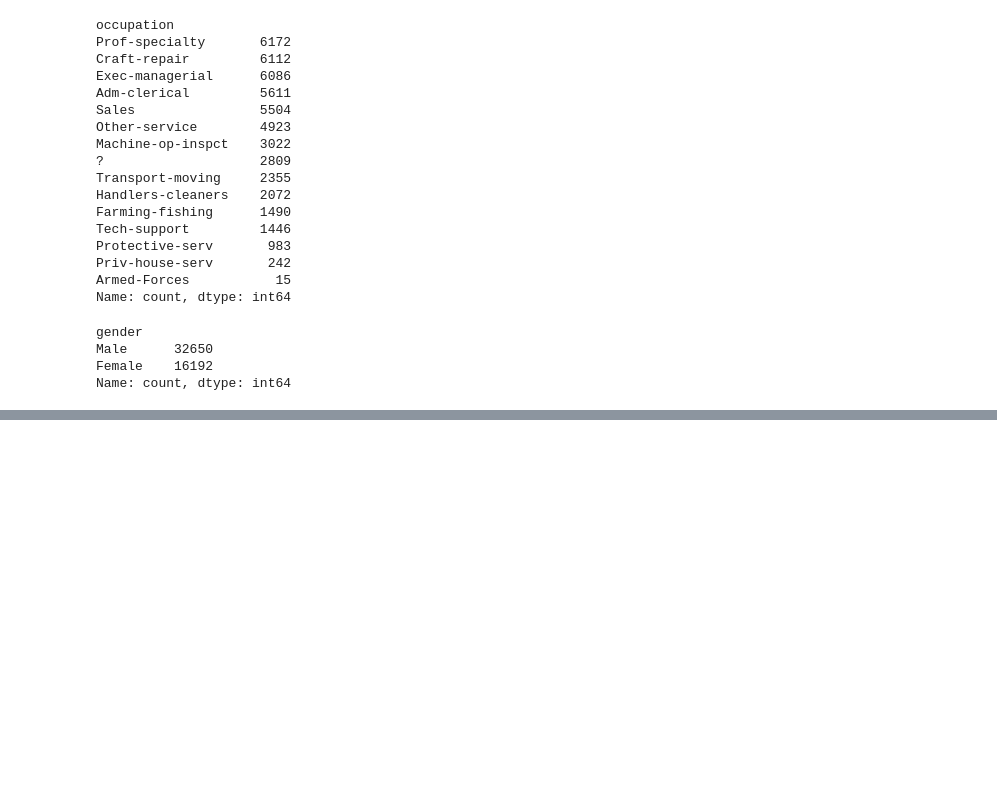
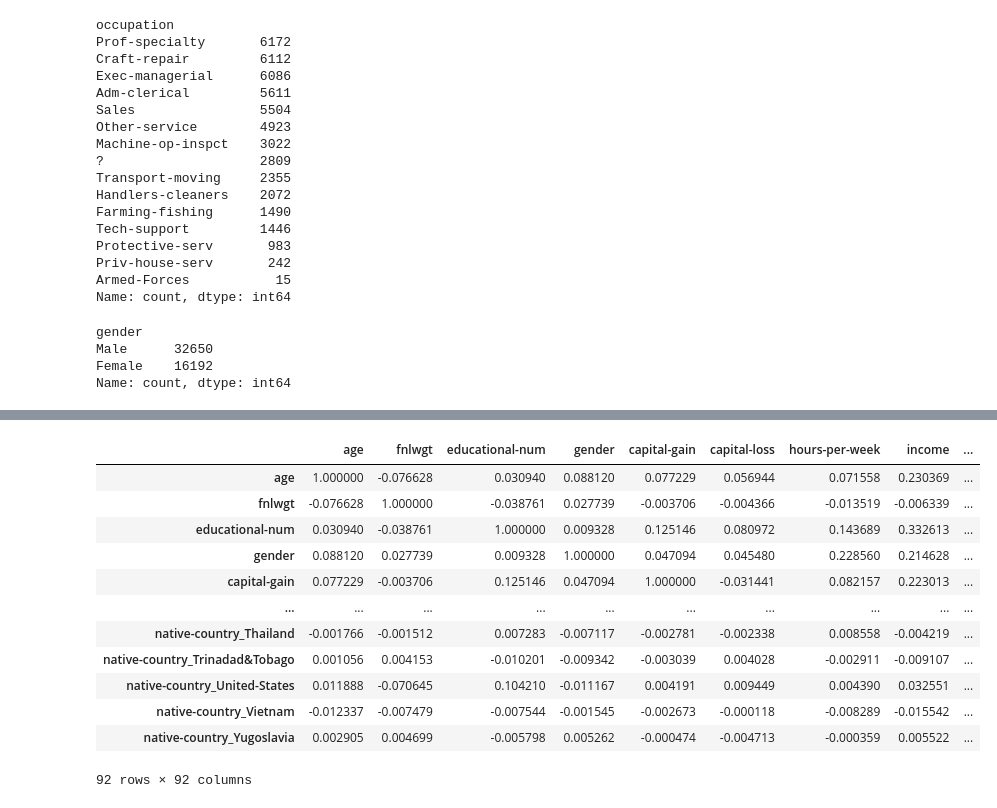
Before and after one commit to gappeah/Income-Prediction-ML, a Jupyter notebook: main.ipynb, the cells around one changed output, grey strips where cells are left out. Drawn from its saved outputs; the diff is of its cells as text; code cells hidden in the pictures; blank space fills up the shorter version.

```diff
--- a/main.ipynb
+++ b/main.ipynb
@@ -166,0 +165,16 @@ sns.heatmap(df.corr(), annot=False, cmap='coolwarm')
+# %%
+df.corr()
+# %% [output]
+|  | age | fnlwgt | educational-num | gender | capital-gain | capital-loss | hours-per-week | income | ... |
+| age | 1.000000 | -0.076628 | 0.030940 | 0.088120 | 0.077229 | 0.056944 | 0.071558 | 0.230369 | ... |
+| fnlwgt | -0.076628 | 1.000000 | -0.038761 | 0.027739 | -0.003706 | -0.004366 | -0.013519 | -0.006339 | ... |
+| educational-num | 0.030940 | -0.038761 | 1.000000 | 0.009328 | 0.125146 | 0.080972 | 0.143689 | 0.332613 | ... |
+| gender | 0.088120 | 0.027739 | 0.009328 | 1.000000 | 0.047094 | 0.045480 | 0.228560 | 0.214628 | ... |
+| capital-gain | 0.077229 | -0.003706 | 0.125146 | 0.047094 | 1.000000 | -0.031441 | 0.082157 | 0.223013 | ... |
+| ... | ... | ... | ... | ... | ... | ... | ... | ... | ... |
+| native-country_Thailand | -0.001766 | -0.001512 | 0.007283 | -0.007117 | -0.002781 | -0.002338 | 0.008558 | -0.004219 | ... |
+| native-country_Trinadad&Tobago | 0.001056 | 0.004153 | -0.010201 | -0.009342 | -0.003039 | 0.004028 | -0.002911 | -0.009107 | ... |
+| native-country_United-States | 0.011888 | -0.070645 | 0.104210 | -0.011167 | 0.004191 | 0.009449 | 0.004390 | 0.032551 | ... |
+| native-country_Vietnam | -0.012337 | -0.007479 | -0.007544 | -0.001545 | -0.002673 | -0.000118 | -0.008289 | -0.015542 | ... |
+| native-country_Yugoslavia | 0.002905 | 0.004699 | -0.005798 | 0.005262 | -0.000474 | -0.004713 | -0.000359 | 0.005522 | ... |
+92 rows × 92 columns
```
Also changed, not shown: parts of 7 cells of this notebook.
